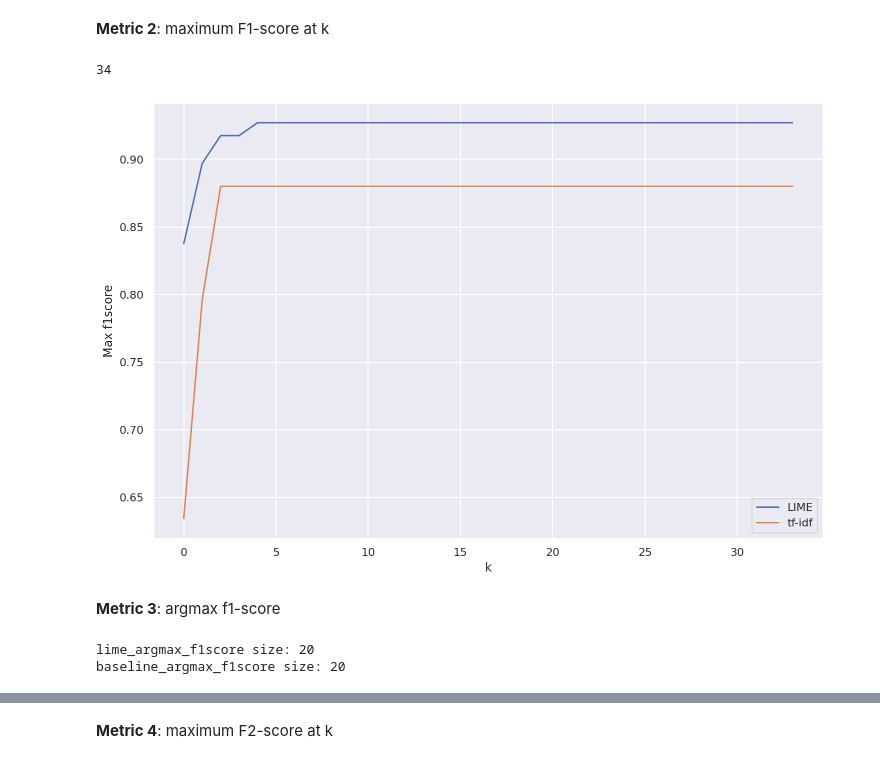
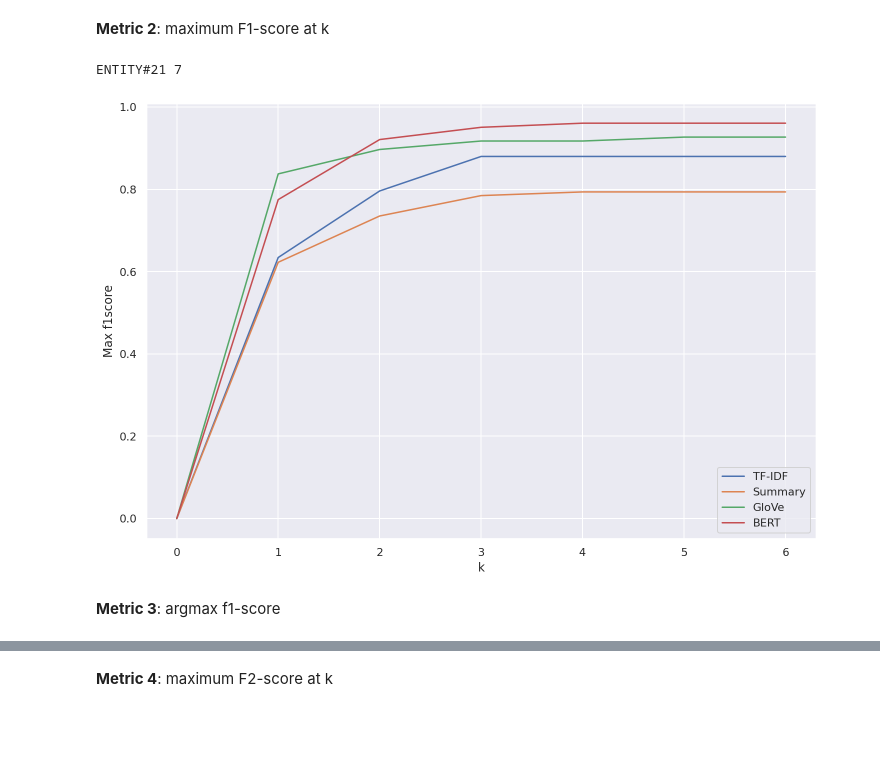
Before and after one commit to jermathew/E2L, a Jupyter notebook: notebooks/evaluation/alaska_eval.ipynb, the cells around one changed output, grey strips where cells are left out. Saved outputs shown, nothing was run; the diff lists cells and outputs as text; code cells hidden in the pictures; blank space fills up the shorter version.

```diff
--- a/notebooks/evaluation/alaska_eval.ipynb
+++ b/notebooks/evaluation/alaska_eval.ipynb
@@ -108,12 +176,2 @@ grouped_baseline_df = baseline_df.groupby('label')
 # %%
 from metrics import compute_metrics
-# %%
-for group_name, group_data in grouped_lime_df:
-    lime_terms = group_data['term'].values
-    lime_metrics = compute_metrics(group_name, gt_dict, lime_terms)
-    lime_metrics_list.append(lime_metrics)
-
-    baseline_terms = grouped_baseline_df.get_group(group_name)['term']
-    baseline_terms = baseline_terms.values
-    baseline_metrics = compute_metrics(group_name, gt_dict, baseline_terms)
-    baseline_metrics_list.append(baseline_metrics)
@@ -156,0 +226,2 @@ show_barplot(lime_k_recall_id, lime_k_recall, 'entity id', 'k', use_plotly)
+# %%
+plot_labels = ['TF-IDF', 'Summary', 'GloVe', 'BERT']
@@ -161,32 +238,41 @@ ignore_ids = ['Q1484620', 'Q153721', 'Q383502', 'Q647093', 'Q971268', 'Q1067027'
 # %%
 min_k = sys.maxsize
 min_name = None
-for group_name, group_data in grouped_lime_df:
-    num_terms = group_data.shape[0]
-    if num_terms < min_k and group_name not in ignore_ids:
+for group_name, group_data in grouped_tfidf_df:
+    tmp_min = min(group_data.shape[0],
+                  grouped_summary_df.get_group(group_name).shape[0],
+                  grouped_glove_df.get_group(group_name).shape[0],
+                  grouped_bert_df.get_group(group_name).shape[0])
+    if tmp_min < min_k and group_name not in ignore_ids:
         min_name = group_name
-        min_k = num_terms
+        min_k = tmp_min
+
+min_k += 1 # starts from zero
-# %%
-min_k
-# %% [output]
-34
+# %%
+print(min_name, min_k, sep=' ')
+# %% [output]
+ENTITY#21 7
 # %%
-lime_max_f1score = [entry['max_f1score_at_k'][:min_k] for entry in lime_metrics_list if entry['entity'] not in ignore_ids]
-lime_max_f1score_avg = [sum(col)/len(col) for col in zip(*lime_max_f1score)]
+tfidf_max_f1score = [entry['max_f1score_at_k'][:min_k] for entry in tfidf_metrics_list if entry['entity'] not in ignore_ids]
+tfidf_max_f1score_avg = [sum(col)/len(col) for col in zip(*tfidf_max_f1score)]
 
-baseline_max_f1score = [entry['max_f1score_at_k'][:min_k] for entry in baseline_metrics_list if entry['entity'] not in ignore_ids]
-baseline_max_f1score_avg = [sum(col)/len(col) for col in zip(*baseline_max_f1score)]
+summary_max_f1score = [entry['max_f1score_at_k'][:min_k] for entry in summary_metrics_list if entry['entity'] not in ignore_ids]
+summary_max_f1score_avg = [sum(col)/len(col) for col in zip(*summary_max_f1score)]
+
+glove_max_f1score = [entry['max_f1score_at_k'][:min_k] for entry in glove_metrics_list if entry['entity'] not in ignore_ids]
+glove_max_f1score_avg = [sum(col)/len(col) for col in zip(*glove_max_f1score)]
+
+bert_max_f1score = [entry['max_f1score_at_k'][:min_k] for entry in bert_metrics_list if entry['entity'] not in ignore_ids]
+bert_max_f1score_avg = [sum(col)/len(col) for col in zip(*bert_max_f1score)]
 # %%
 compare_lineplots(list(range(min_k)),
-                  lime_max_f1score_avg,
-                  baseline_max_f1score_avg,
-                  'LIME',
-                  'tf-idf',
+                  [tfidf_max_f1score_avg, summary_max_f1score_avg, glove_max_f1score_avg, bert_max_f1score_avg],
+                  plot_labels,
                   'k',
                   'Max f1score',
                   use_plotly)
 # %% [output]
-[figure, old version]
+[figure, new version]
 # %% [markdown]
 **Metric 3**: argmax f1-score
 # %%
@@ -195,6 +282,0 @@ baseline_argmax_f1score = [entry['argmax_f1score'] for entry in baseline_metrics
-# %%
-print(f'lime_argmax_f1score size: {len(lime_argmax_f1score)}')
-print(f'baseline_argmax_f1score size: {len(baseline_argmax_f1score)}')
-# %% [output]
-lime_argmax_f1score size: 20
-baseline_argmax_f1score size: 20
```
Also changed, not shown: parts of 63 cells of this notebook, 4 other files.
